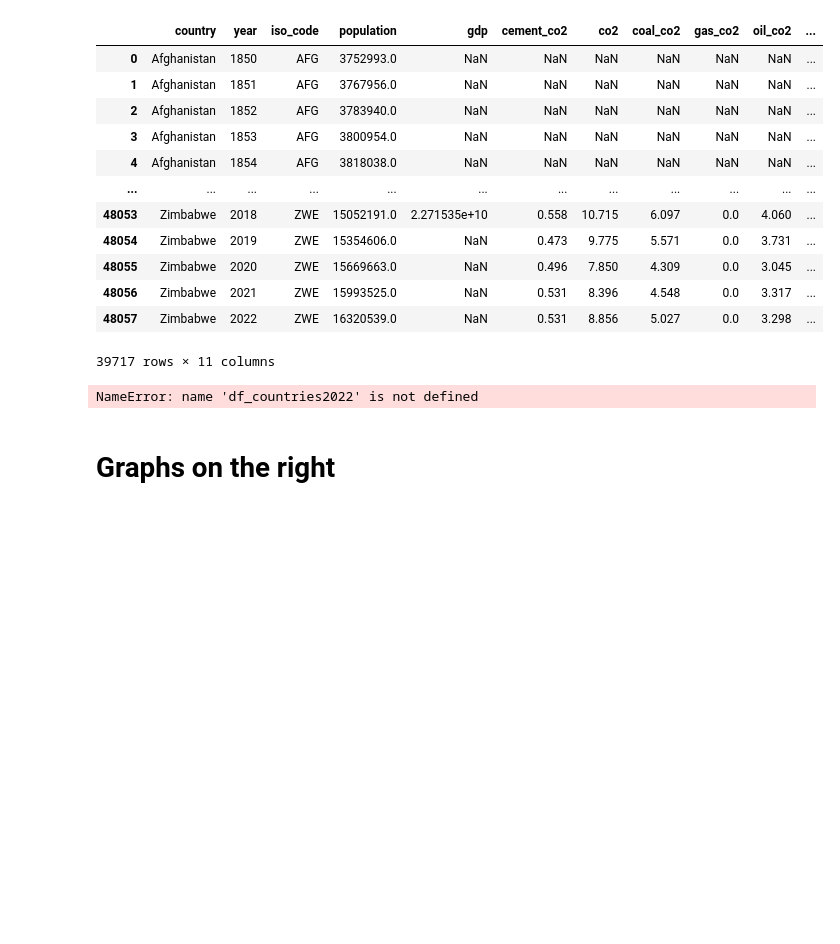
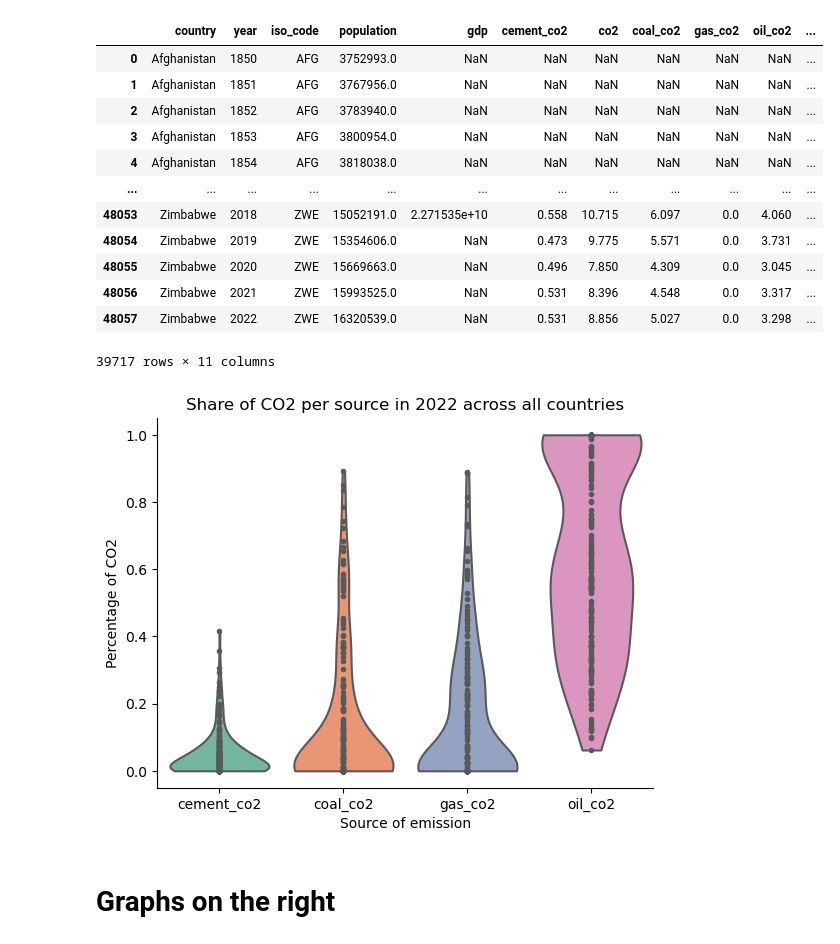
Before and after one commit to michael-jopiti/AdvancedPython, a Jupyter notebook: W7_assignment.ipynb, the cells around one changed output. Cells and saved outputs as stored; diff of their text form; code cells hidden in the pictures; blank space fills up the shorter version.

```diff
--- a/W7_assignment.ipynb
+++ b/W7_assignment.ipynb
@@ -106,22 +109,27 @@ df_countries
 | 48057 | Zimbabwe | 2022 | ZWE | 16320539.0 | NaN | 0.531 | 8.856 | 5.027 | 0.0 | 3.298 | ... |
 39717 rows × 11 columns
 # %%
+df_countries2022 = df_countries[df_countries["year"] == 2022]
+
 cement_proportion = df_countries2022['cement_co2'] / df_countries2022['co2']
 coal_proportion = df_countries2022['coal_co2'] / df_countries2022['co2']
 gas_proportion = df_countries2022['gas_co2'] / df_countries2022['co2']
 oil_proportion = df_countries2022['oil_co2'] / df_countries2022['co2']
 
 # Create a DataFrame for the proportions
 proportions = pd.DataFrame({
     'Source of emission': ['cement_co2']*len(cement_proportion) + ['coal_co2']*len(coal_proportion) + ['gas_co2']*len(gas_proportion) + ['oil_co2']*len(oil_proportion),
     'Percentage of CO2': pd.concat([cement_proportion, coal_proportion, gas_proportion, oil_proportion], ignore_index=True)
 })
 
 sns.violinplot(data=proportions, x="Source of emission", y="Percentage of CO2", palette="Set2", cut=0, inner="point", scale="width")
 plt.title('Share of CO2 per source in 2022 across all countries')
+axis = plt.gca()
+axis.spines["top"].set_visible(False)
+axis.spines["right"].set_visible(False)
 plt.show()
 # %% [output]
-NameError: name 'df_countries2022' is not defined
+[figure, added]
 # %% [markdown]
 # Graphs on the right
 # %%
```
Also changed, not shown: parts of 1 cell of this notebook.
